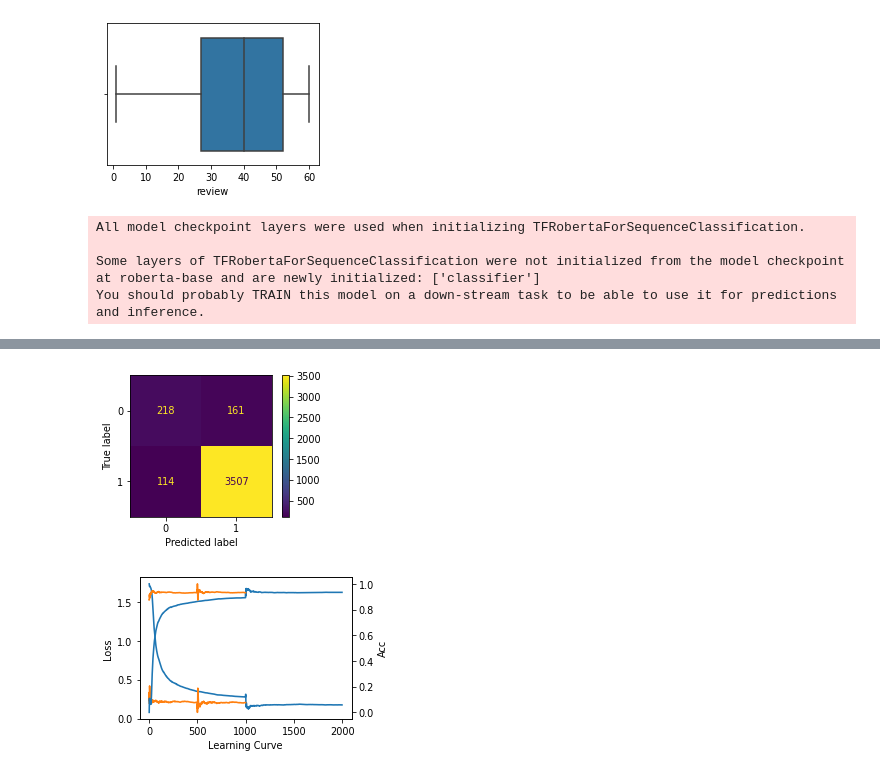
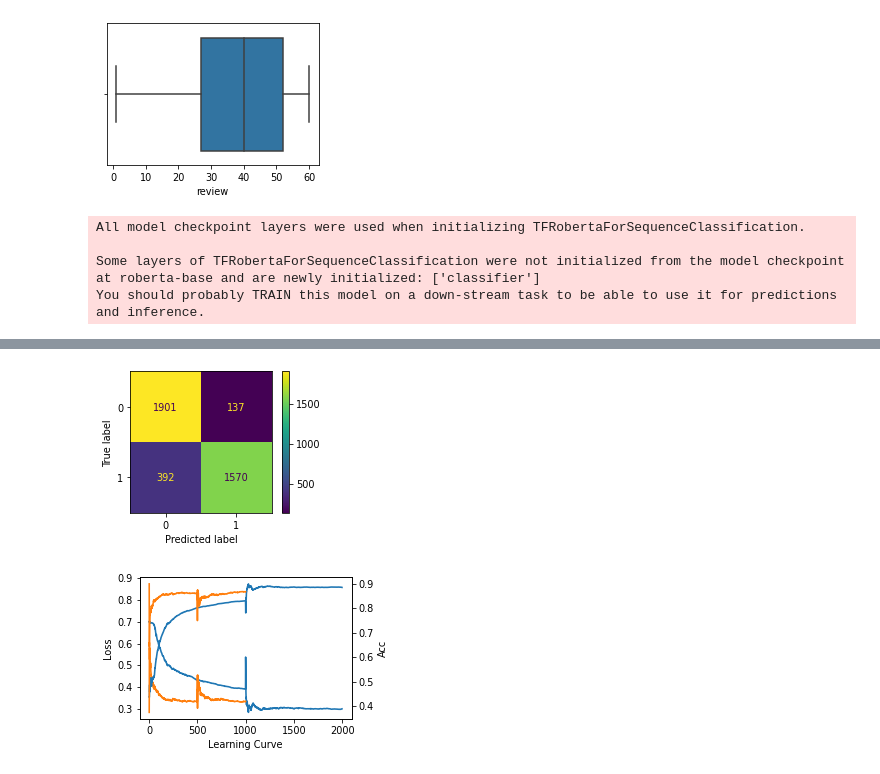
Before and after one commit to KarlrDing/KarlrDing-AMLS2_21-22_SN20039990, a Jupyter notebook: stage_1.ipynb, the cells around one changed output, grey strips where cells are left out. Drawn from its saved outputs; the diff is of its cells as text; code cells hidden in the pictures.

Commit message:
stage2 notebook and all pyfile

```diff
--- a/stage_1.ipynb
+++ b/stage_1.ipynb
@@ -147,7 +147,7 @@ def model_initialization(MODEL = 'bert-base-uncased'):
     #model import
     import tensorflow as tf
     from transformers import TFAutoModelForSequenceClassification
-    model = TFAutoModelForSequenceClassification.from_pretrained(MODEL, num_labels=5)
+    model = TFAutoModelForSequenceClassification.from_pretrained(MODEL, num_labels=2)
     return model
 # %%
 def model_train(model,model_name,tf_train_dataset,tf_validation_dataset,dataset_name,PARAMETERS):
@@ -205,7 +205,7 @@ def model_train(model,model_name,tf_train_dataset,tf_validation_dataset,dataset_
     #save acc and loss information
     curve = [train_los,train_acc,test_los,test_acc]
     #save model
-    model.save_weights('./Stage_I/weight/'+model_name+dataset_name+'weights')
+    #model.save_weights('./Stage_I/weight/'+model_name+dataset_name+'weights')
     return history,curve
 # %%
 #model training pipline
@@ -350,29 +350,9 @@ def model_dataset_choose(code):
         mod_bal_roberta,cur_bal_roberta,val__bal_roberta,eva_bal_roberta = train_pipline(minor_data_bal,'bal','roberta-base')
         result_analysis(mod_bal_roberta,val__bal_roberta,eva_bal_roberta,'roberta_bal')
         learn_curve(cur_bal_roberta,'bal'+'roberta-base')
-    elif code == 4:
-        #original ratio dataset using cardiffnlp/twitter-roberta-base-sentiment
-        mod_ori_troberta,cur_ori_troberta,val__ori_troberta,eva_ori_troberta = train_pipline(minor_data_ori,'ori','cardiffnlp/twitter-roberta-base-sentiment')
-        result_analysis(mod_ori_troberta,val__ori_troberta,eva_ori_troberta,'cardiffnlp/twitter-roberta-base-sentiment')
-        learn_curve(cur_ori_troberta,'ori'+'cardiffnlp/twitter-roberta-base-sentiment')
-    elif code == 5:
-        #balance ratio dataset using cardiffnlp/twitter-roberta-base-sentiment
-        mod_bal_troberta,cur_bal_troberta,val__bal_troberta,eva_bal_troberta = train_pipline(minor_data_bal,'bal','cardiffnlp/twitter-roberta-base-sentiment')
-        result_analysis(mod_bal_troberta,val__bal_troberta,eva_bal_troberta,'cardiffnlp/twitter-roberta-base-sentiment')
-        learn_curve(cur_bal_troberta,'bal'+'cardiffnlp/twitter-roberta-base-sentiment')
-    elif code == 6:
-        #original ratio dataset using cardiffnlp/twitter-xlm-roberta-base-sentiment
-        mod_ori_xtroberta,cur_ori_xtroberta,val__ori_xtroberta,eva_ori_xtroberta = train_pipline(minor_data_ori,'ori','cardiffnlp/twitter-xlm-roberta-base-sentiment')
-        result_analysis(mod_ori_xtroberta,val__ori_xtroberta,eva_ori_xtroberta,'cardiffnlp/twitter-xlm-roberta-base-sentiment')
-        learn_curve(cur_ori_xtroberta,'ori'+'cardiffnlp/twitter-xlm-roberta-base-sentiment')
-    elif code == 7:
-        #balance ratio dataset using cardiffnlp/twitter-xlm-roberta-base-sentiment
-        mod_bal_xtroberta,cur_bal_xtroberta,val__bal_xtroberta,eva_bal_xtroberta = train_pipline(minor_data_bal,'bal','cardiffnlp/twitter-xlm-roberta-base-sentiment')
-        result_analysis(mod_bal_xtroberta,val__bal_xtroberta,eva_bal_xtroberta,'cardiffnlp/twitter-xlm-roberta-base-sentiment')
-        learn_curve(cur_bal_xtroberta,'bal'+'cardiffnlp/twitter-xlm-roberta-base-sentiment')
     pass
 # %%
-model_dataset_choose(2)
+model_dataset_choose(3)
 # %% [output]
 All model checkpoint layers were used when initializing TFRobertaForSequenceClassification.
 
@@ -385,2 +365,2 @@ Epoch 2/2
-[figure, old version]
+[figure, new version]
-[figure, old version]
+[figure, new version]
```
Also changed, not shown: parts of 2 cells of this notebook, 43 other files.
